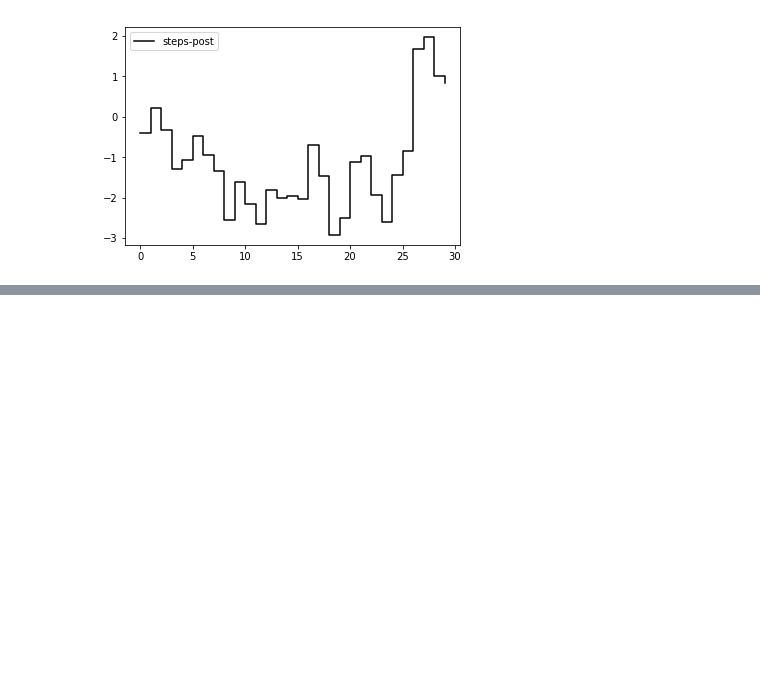
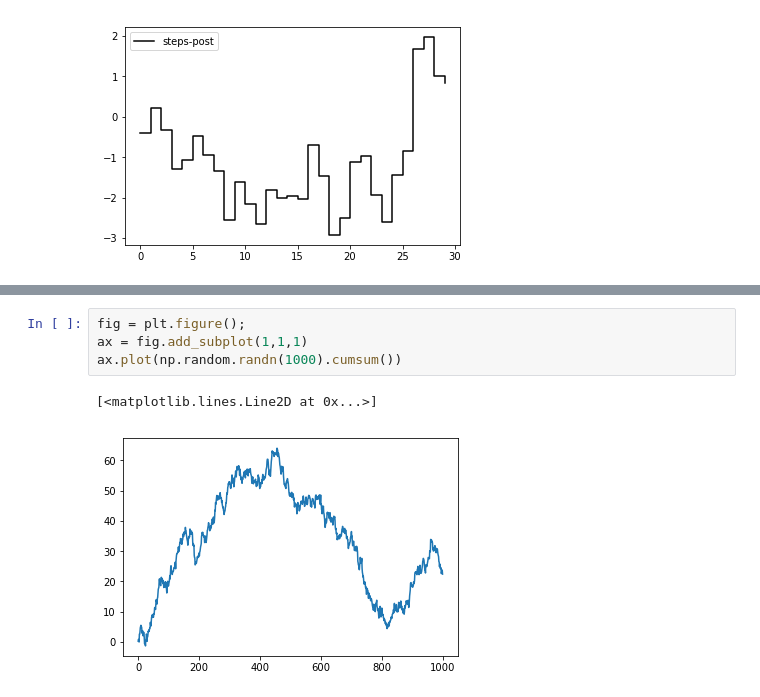
Before and after one commit to imouren/imouren.github.io, a Jupyter notebook: _drafts/绘图和可视化.ipynb, the cells around one changed output, grey strips where cells are left out. Saved outputs shown, nothing was run; the diff lists cells and outputs as text; blank space fills up the shorter version.

```diff
--- a/_drafts/绘图和可视化.ipynb
+++ b/_drafts/绘图和可视化.ipynb
@@ -123,0 +134,7 @@ plt.legend(loc="best")
+# %%
+fig = plt.figure();
+ax = fig.add_subplot(1,1,1)
+ax.plot(np.random.randn(1000).cumsum())
+# %% [output]
+[<matplotlib.lines.Line2D at 0x...>]
+[figure, added]
```
Also changed, not shown: parts of 41 cells of this notebook, 17 other files.
